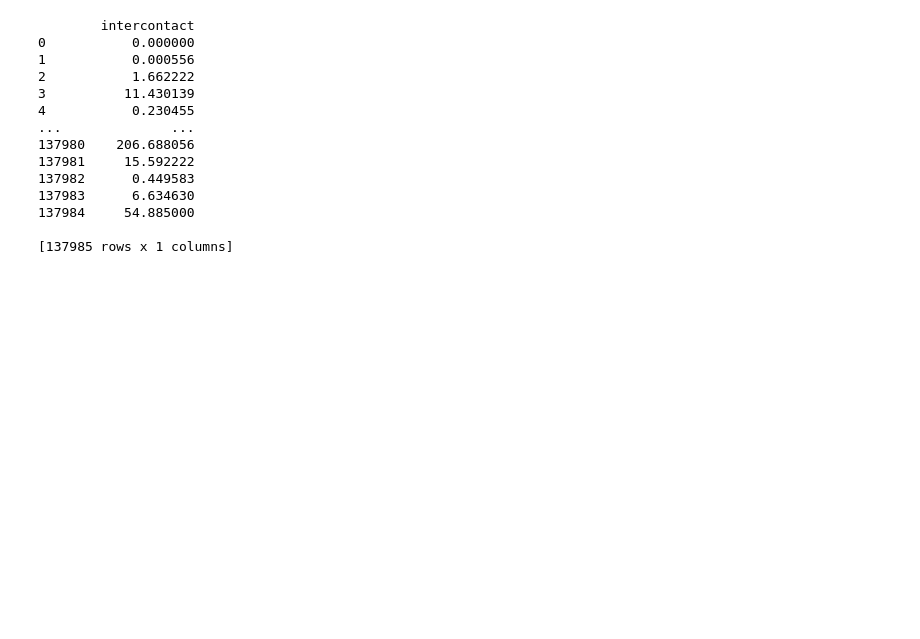
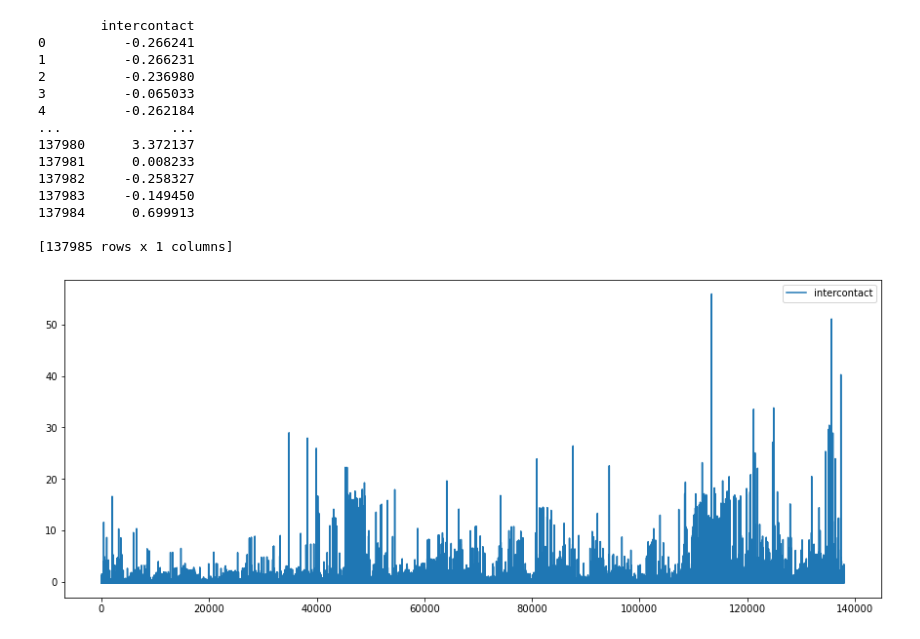
Before and after one commit to CintyaThen/learningPython, a Jupyter notebook: dataTA/TA.ipynb, the cells around one changed output. Cells and saved outputs as stored; diff of their text form; code cells hidden in the pictures; blank space fills up the shorter version.

```diff
--- a/dataTA/TA.ipynb
+++ b/dataTA/TA.ipynb
@@ -59,30 +69,33 @@ start
-# %%
-import pandas as pd # data processing
-import matplotlib.pyplot as plt
-import numpy as np
-from sklearn.preprocessing import MinMaxScaler
-
-
-df = pd.read_csv("DATASET_BERES1.csv", usecols=['intercontact'], parse_dates=True)
-df = pd.DataFrame(df)
-#x = df['intercontact']
-# create a scaler object
-
-print(df)
-df1.to_excel("output.xlsx",
-             sheet_name='Sheet_name_1')
-# %% [output]
-        intercontact
-0           0.000000
-1           0.000556
-2           1.662222
-3          11.430139
-4           0.230455
-...              ...
-137980    206.688056
-137981     15.592222
-137982      0.449583
-137983      6.634630
-137984     54.885000
-
-[137985 rows x 1 columns]
+# %%
+import pandas as pd # data processing
+import matplotlib.pyplot as plt
+import numpy as np
+from sklearn.preprocessing import StandardScaler
+from sklearn.preprocessing import MinMaxScaler
+
+
+df = pd.read_csv("DATASET_BERES1.csv", usecols=['intercontact'], parse_dates=True)
+df = pd.DataFrame(df)
+
+df_stand = (df-df.mean())/df.std()
+
+print(df_stand)
+df_stand.plot(figsize=(15, 6))
+plt.show()
+#df_stand.to_csv('MeanInt_Normalize.csv', index=False,      encoding='utf-8')
+# %% [output]
+        intercontact
+0          -0.266241
+1          -0.266231
+2          -0.236980
+3          -0.065033
+4          -0.262184
+...              ...
+137980      3.372137
+137981      0.008233
+137982     -0.258327
+137983     -0.149450
+137984      0.699913
+
+[137985 rows x 1 columns]
+[figure, added]
```
Also changed, not shown: parts of 4 cells of this notebook, 7 other files.
